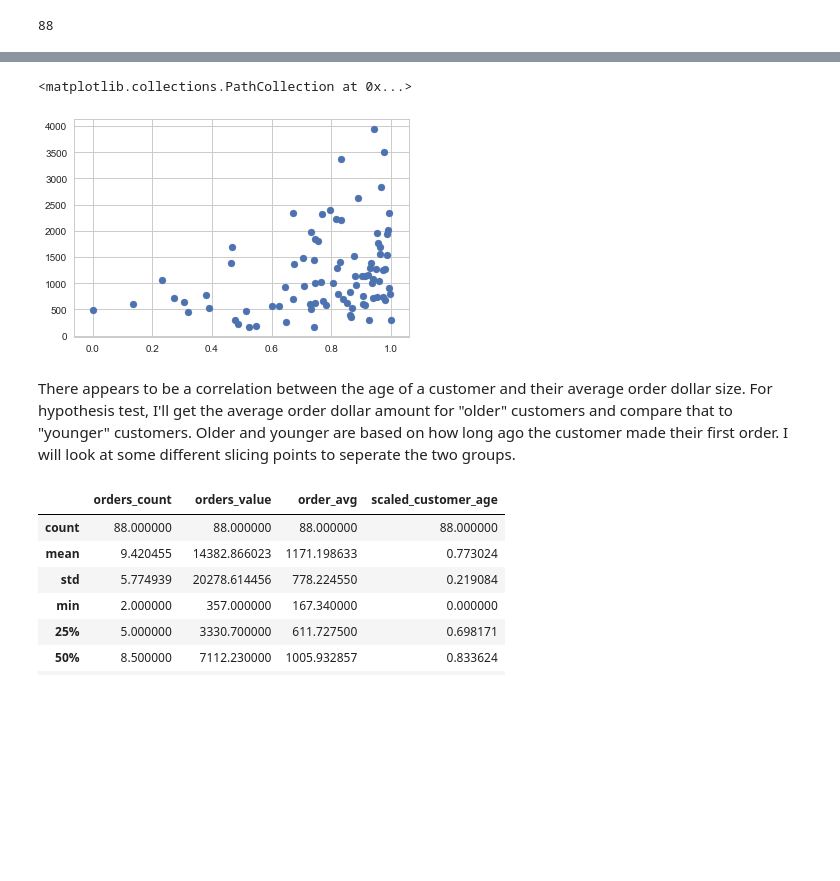
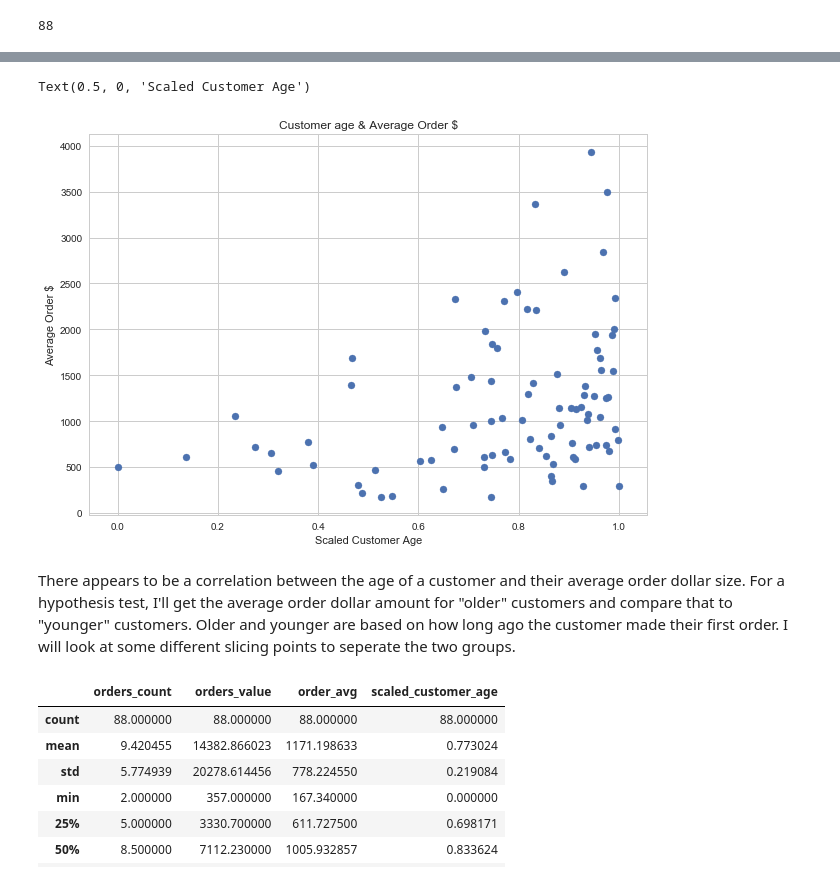
Before and after one commit to giorosati/dsc-2-final-project-online-ds-pt-100118, a Jupyter notebook: northwind_v3.ipynb, the cells around one changed output, grey strips where cells are left out. Cells and saved outputs as stored; diff of their text form; code cells hidden in the pictures; blank space fills up the shorter version.

```diff
--- a/northwind_v3.ipynb
+++ b/northwind_v3.ipynb
@@ -1070,11 +1058,15 @@ Text(0.5, 1.0, 'Distribution of scaled_customer_age')
 # %%
 # plot customer age & average $ order
+plt.figure(figsize=(10,7))
 plt.scatter(customers_temp.scaled_customer_age, customers_temp.order_avg)
+plt.title("Customer age & Average Order $")
+plt.ylabel('Average Order $')
+plt.xlabel('Scaled Customer Age')
 # %% [output]
-<matplotlib.collections.PathCollection at 0x...>
+Text(0.5, 0, 'Scaled Customer Age')
-[figure, old version]
+[figure, new version]
 # %% [markdown]
-There appears to be a correlation between the age of a customer and their average order dollar size. For hypothesis test, I'll get the average order dollar amount for "older" customers and compare that to "younger" customers. Older and younger are based on how long ago the customer made their first order. I will look at some different slicing points to seperate the two groups.
+There appears to be a correlation between the age of a customer and their average order dollar size. For a hypothesis test, I'll get the average order dollar amount for "older" customers and compare that to "younger" customers. Older and younger are based on how long ago the customer made their first order. I will look at some different slicing points to seperate the two groups.
 # %%
 customers_temp.describe()
 # %% [output]
```
Also changed, not shown: parts of 55 cells of this notebook.
